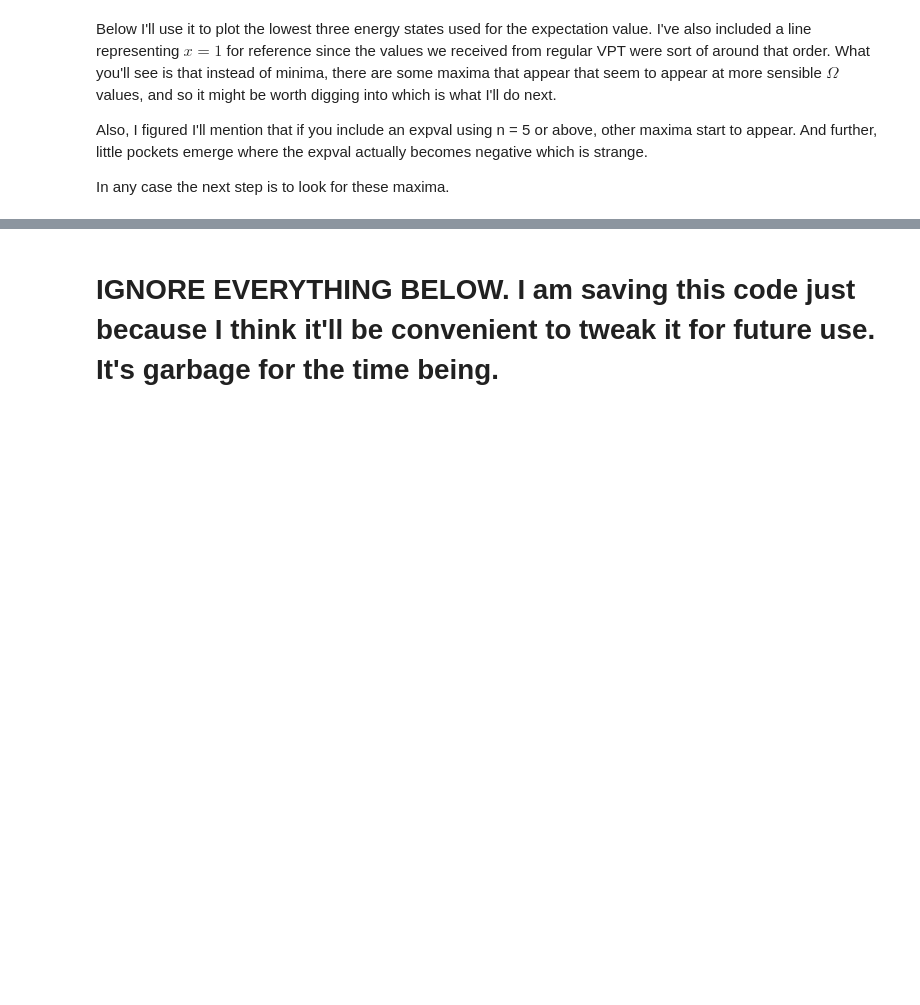
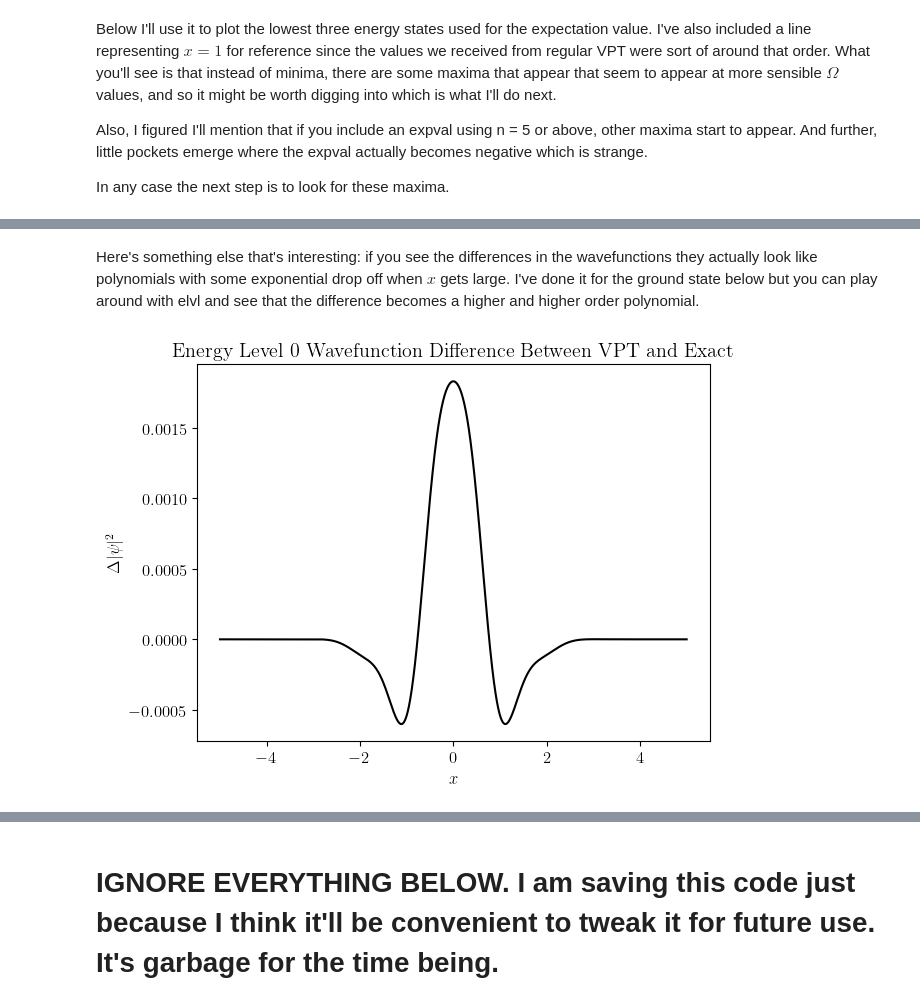
Before and after one commit to ihatebananas/Summer_Research, a Jupyter notebook: higher_energy_vpt.ipynb, the cells around one changed output, grey strips where cells are left out. Drawn from its saved outputs; the diff is of its cells as text; code cells hidden in the pictures; blank space fills up the shorter version.

```diff
--- a/higher_energy_vpt.ipynb
+++ b/higher_energy_vpt.ipynb
@@ -315,0 +353,17 @@ It agrees surprisingly well with second order VPT which is interesting.
+# %% [markdown]
+Here's something else that's interesting: if you see the differences in the wavefunctions they actually look like polynomials with some exponential drop off when $x$ gets large. I've done it for the ground state below but you can play around with elvl and see that the difference becomes a higher and higher order polynomial.
+# %%
+fig = plt.figure()
+ax = fig.add_subplot(1, 1, 1)
+
+ax.plot(xaxis, wf_vpt1o**2 -  exact_ground**2, color='black')
+
+ax.set_title(f"Energy Level {elvl} Wavefunction Difference Between VPT and Exact")
+
+ax.set_xlabel("$x$")
+ax.set_ylabel("$\\Delta |\\psi|^2$")
+
+fig.tight_layout()
+ax.legend()
+# %% [output]
+[figure, added]
```
Also changed, not shown: parts of 12 cells of this notebook.
